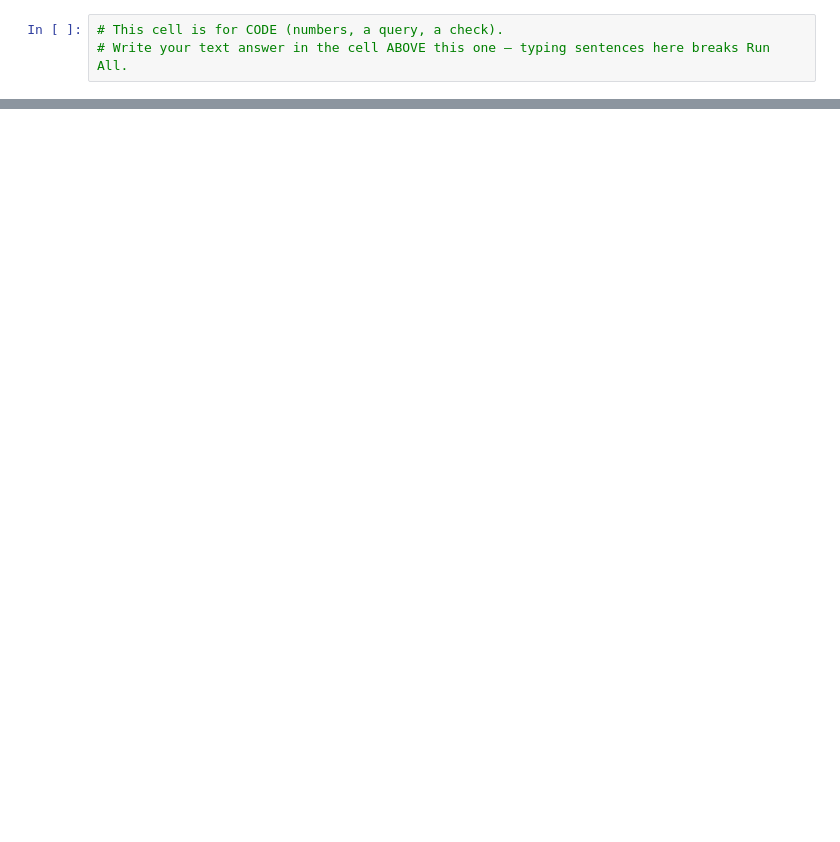
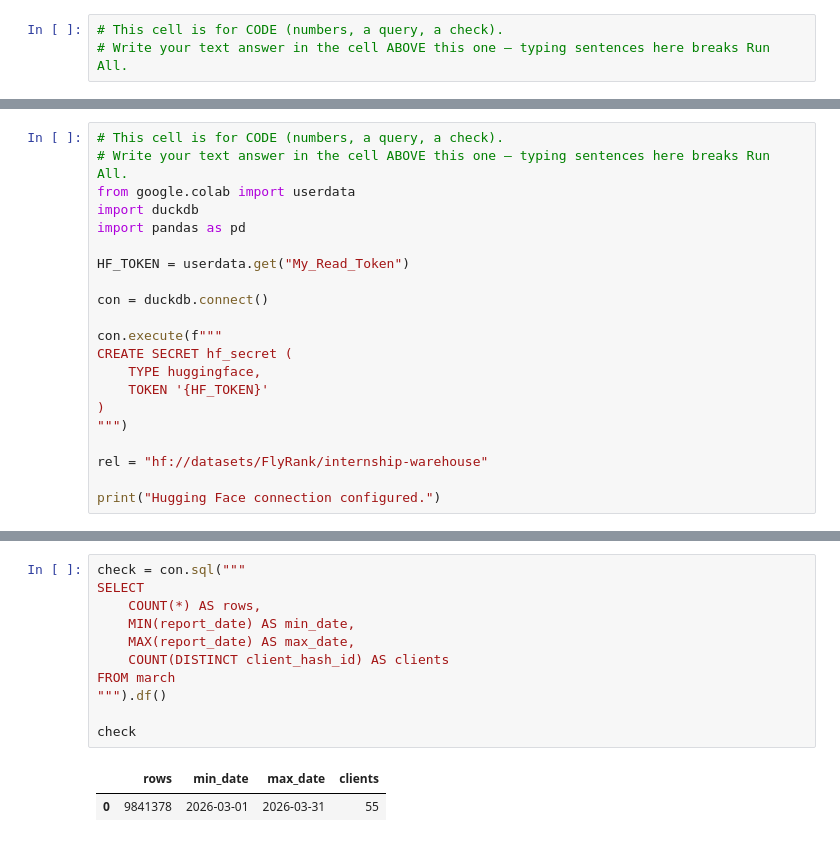
Before and after one commit to QuratulainAzhar22/flyrank-ml-work, a Jupyter notebook: work/notebooks/w05_model.ipynb, the cells around one changed output, grey strips where cells are left out. Saved outputs shown, nothing was run; the diff lists cells and outputs as text; blank space fills up the shorter version.

```diff
--- a/work/notebooks/w05_model.ipynb
+++ b/work/notebooks/w05_model.ipynb
@@ -19,0 +40,21 @@ This skeleton is yours to fill. Work the sections **in order** — each one has
+# %%
+# This cell is for CODE (numbers, a query, a check).
+# Write your text answer in the cell ABOVE this one — typing sentences here breaks Run All.
+from google.colab import userdata
+import duckdb
+import pandas as pd
+
+HF_TOKEN = userdata.get("My_Read_Token")
+
+con = duckdb.connect()
+
+con.execute(f"""
+CREATE SECRET hf_secret (
+    TYPE huggingface,
+    TOKEN '{HF_TOKEN}'
+)
+""")
+
+rel = "hf://datasets/FlyRank/internship-warehouse"
+
+print("Hugging Face connection configured.")
@@ -19,0 +75,14 @@ This skeleton is yours to fill. Work the sections **in order** — each one has
+# %%
+check = con.sql("""
+SELECT
+    COUNT(*) AS rows,
+    MIN(report_date) AS min_date,
+    MAX(report_date) AS max_date,
+    COUNT(DISTINCT client_hash_id) AS clients
+FROM march
+""").df()
+
+check
+# %% [output]
+|  | rows | min_date | max_date | clients |
+| 0 | 9841378 | 2026-03-01 | 2026-03-31 | 55 |
```
Also changed, not shown: parts of 29 cells of this notebook.
